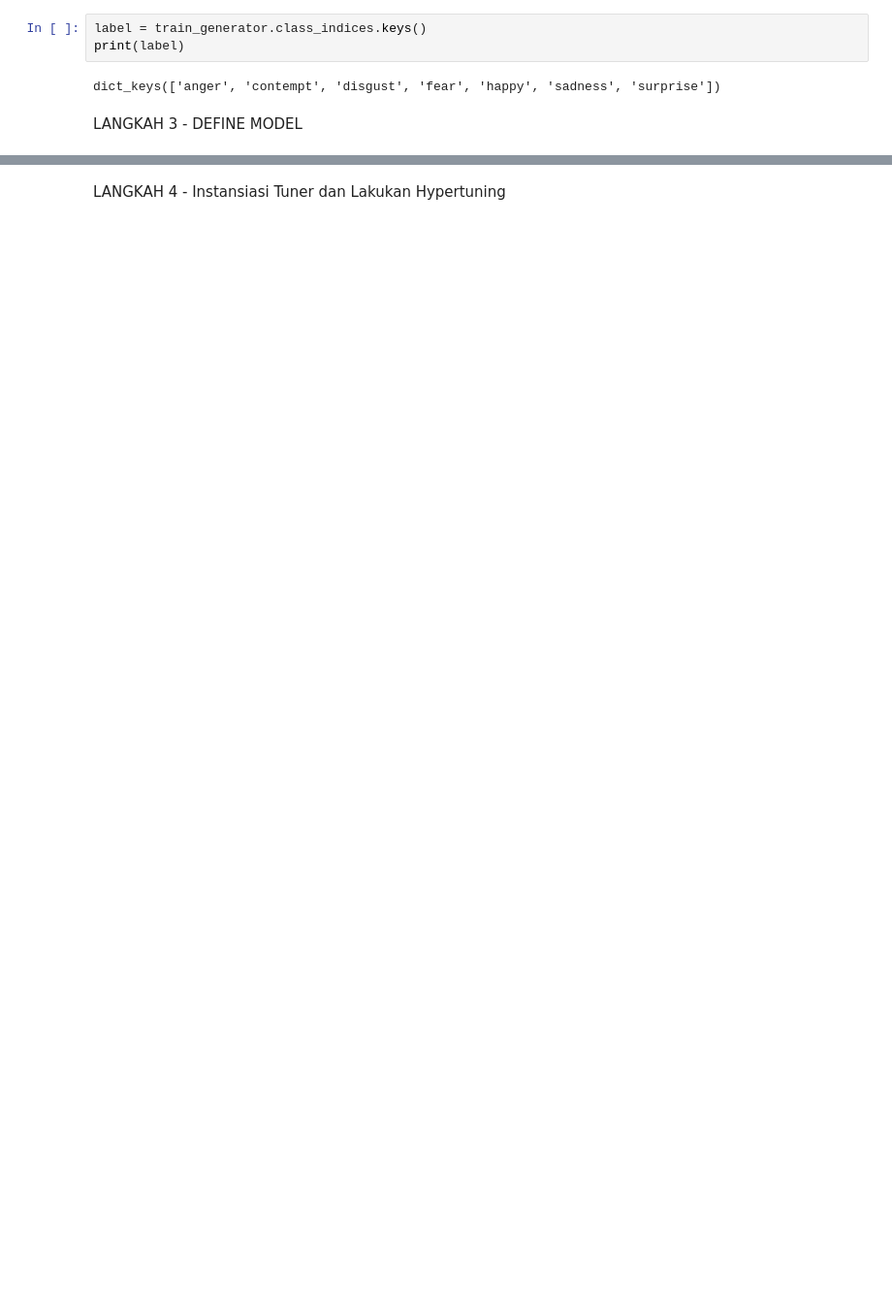
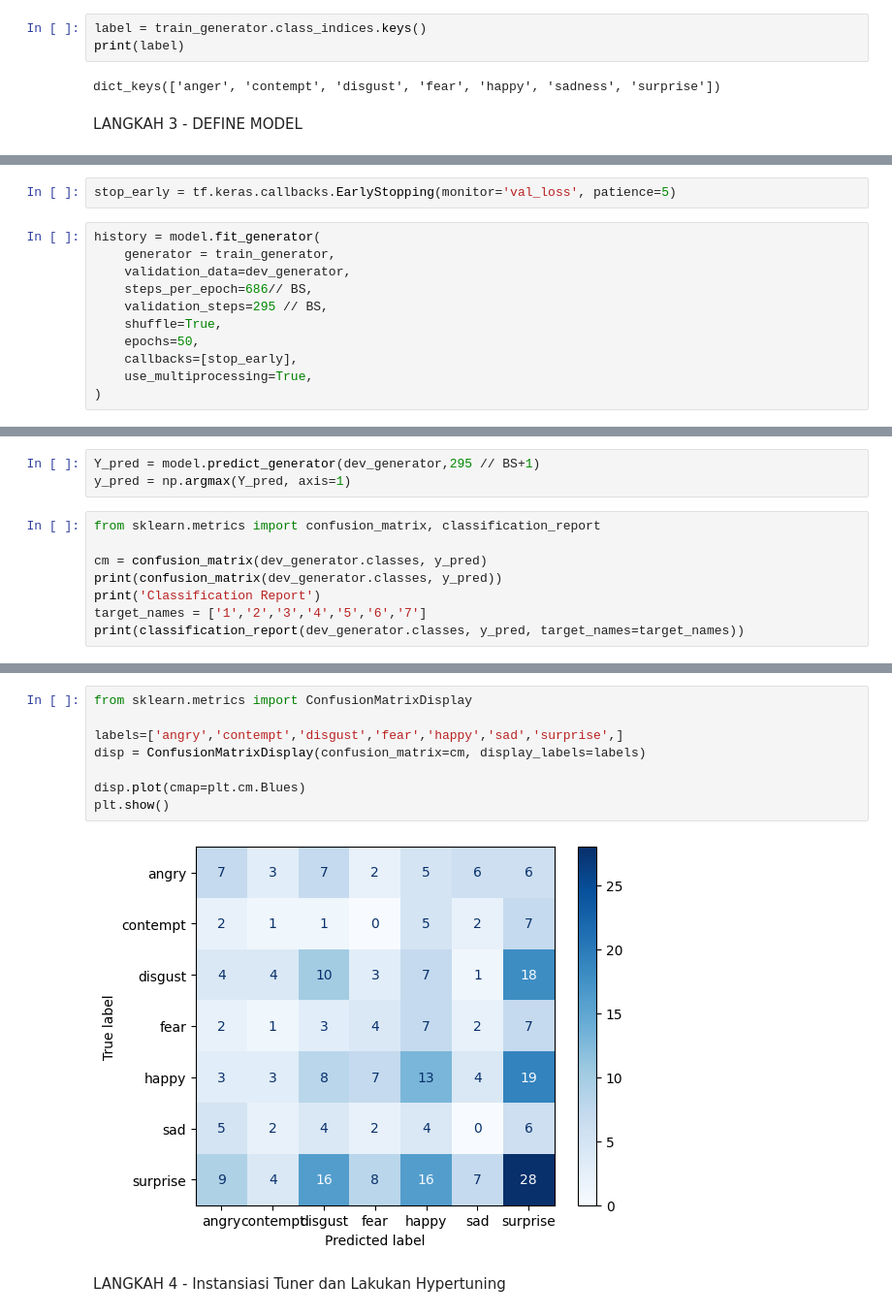
Before and after one commit to anjanidwilestari/PCVK_Genap_2023, a Jupyter notebook: UAS_Anjani_Bella.ipynb, the cells around one changed output, grey strips where cells are left out. Shown: that part at 97% size. Drawn from its saved outputs; the diff is of its cells as text; blank space fills up the shorter version.

```diff
--- a/UAS_Anjani_Bella.ipynb
+++ b/UAS_Anjani_Bella.ipynb
@@ -162,0 +151,13 @@ class MyHyperModel(kt.HyperModel):
+# %%
+stop_early = tf.keras.callbacks.EarlyStopping(monitor='val_loss', patience=5)
+# %%
+history = model.fit_generator(
+    generator = train_generator,
+    validation_data=dev_generator,
+    steps_per_epoch=686// BS,
+    validation_steps=295 // BS,
+    shuffle=True,
+    epochs=50,
+    callbacks=[stop_early],
+    use_multiprocessing=True,
+)
@@ -162,0 +191,11 @@ class MyHyperModel(kt.HyperModel):
+# %%
+Y_pred = model.predict_generator(dev_generator,295 // BS+1)
+y_pred = np.argmax(Y_pred, axis=1)
+# %%
+from sklearn.metrics import confusion_matrix, classification_report
+
+cm = confusion_matrix(dev_generator.classes, y_pred)
+print(confusion_matrix(dev_generator.classes, y_pred))
+print('Classification Report')
+target_names = ['1','2','3','4','5','6','7']
+print(classification_report(dev_generator.classes, y_pred, target_names=target_names))
@@ -163,2 +220,12 @@ class MyHyperModel(kt.HyperModel):
+# %%
+from sklearn.metrics import ConfusionMatrixDisplay
+
+labels=['angry','contempt','disgust','fear','happy','sad','surprise',]
+disp = ConfusionMatrixDisplay(confusion_matrix=cm, display_labels=labels)
+
+disp.plot(cmap=plt.cm.Blues)
+plt.show()
+# %% [output]
+[figure, added]
 # %% [markdown]
 LANGKAH 4 - Instansiasi Tuner dan Lakukan Hypertuning
```
Also changed, not shown: parts of 26 cells of this notebook.
